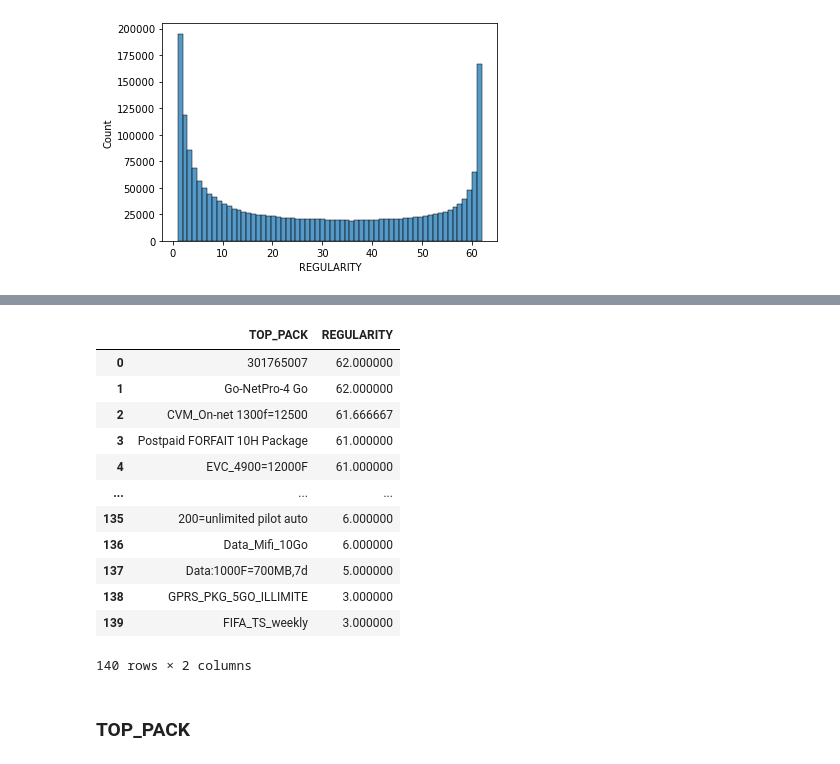
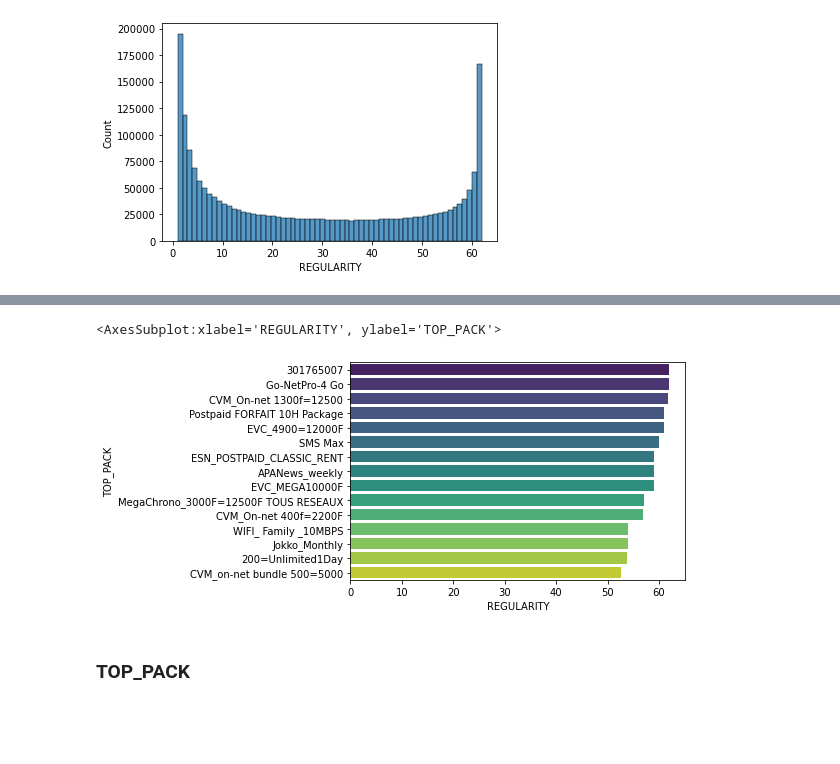
Before and after one commit to ArtemVergazov/expresso_competition, a Jupyter notebook: Final_Project.ipynb, the cells around one changed output, grey strips where cells are left out. Cells and saved outputs as stored; diff of their text form; code cells hidden in the pictures; blank space fills up the shorter version.

```diff
--- a/Final_Project.ipynb
+++ b/Final_Project.ipynb
@@ -303,20 +290,10 @@ print(pack_reg_Q1 , pack_reg_Q2, pack_reg_Q3, pack_reg_Q4, pack_reg_Q5, pack_reg
-# %%
-df_pack_reg = pd.DataFrame(pack_reg)
-df_pack_reg.reset_index()
-# %% [output]
-|  | TOP_PACK | REGULARITY |
-| 0 | 301765007 | 62.000000 |
-| 1 | Go-NetPro-4 Go | 62.000000 |
-| 2 | CVM_On-net 1300f=12500 | 61.666667 |
-| 3 | Postpaid FORFAIT 10H Package | 61.000000 |
-| 4 | EVC_4900=12000F | 61.000000 |
-| ... | ... | ... |
-| 135 | 200=unlimited pilot auto | 6.000000 |
-| 136 | Data_Mifi_10Go | 6.000000 |
-| 137 | Data:1000F=700MB,7d | 5.000000 |
-| 138 | GPRS_PKG_5GO_ILLIMITE | 3.000000 |
-| 139 | FIFA_TS_weekly | 3.000000 |
-140 rows × 2 columns
+# %%
+df_pack_reg = pd.DataFrame(pack_reg.reset_index())
+
+sns.barplot(data = df_pack_reg.head(15), x = 'REGULARITY', y= 'TOP_PACK', palette = 'viridis')
+# %% [output]
+<AxesSubplot:xlabel='REGULARITY', ylabel='TOP_PACK'>
+[figure, added]
 # %% [markdown]
 ### TOP_PACK
 # %%
```
Also changed, not shown: parts of 16 cells of this notebook.
